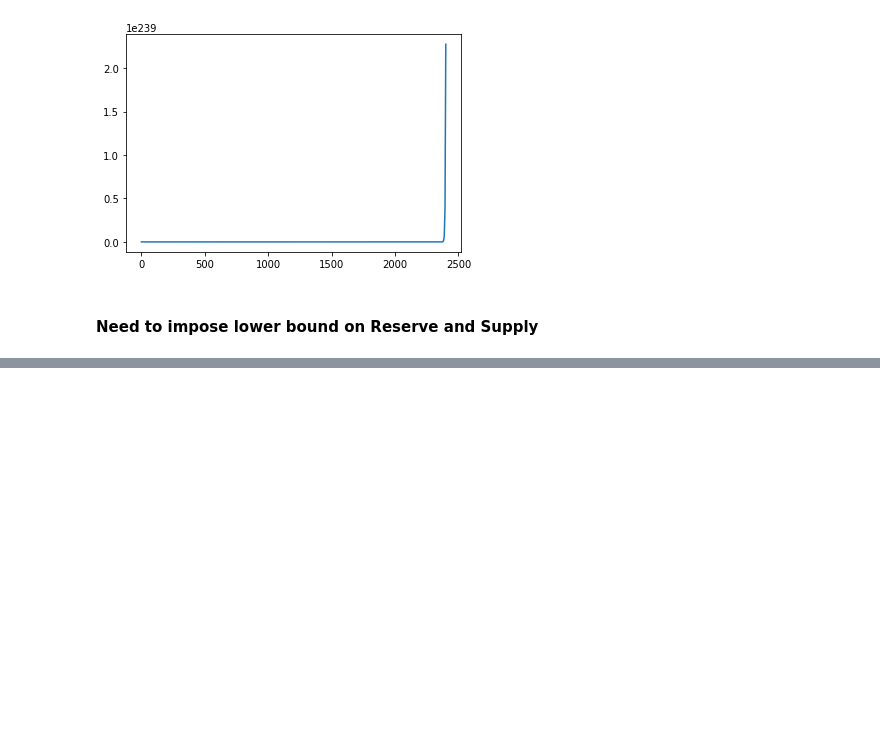
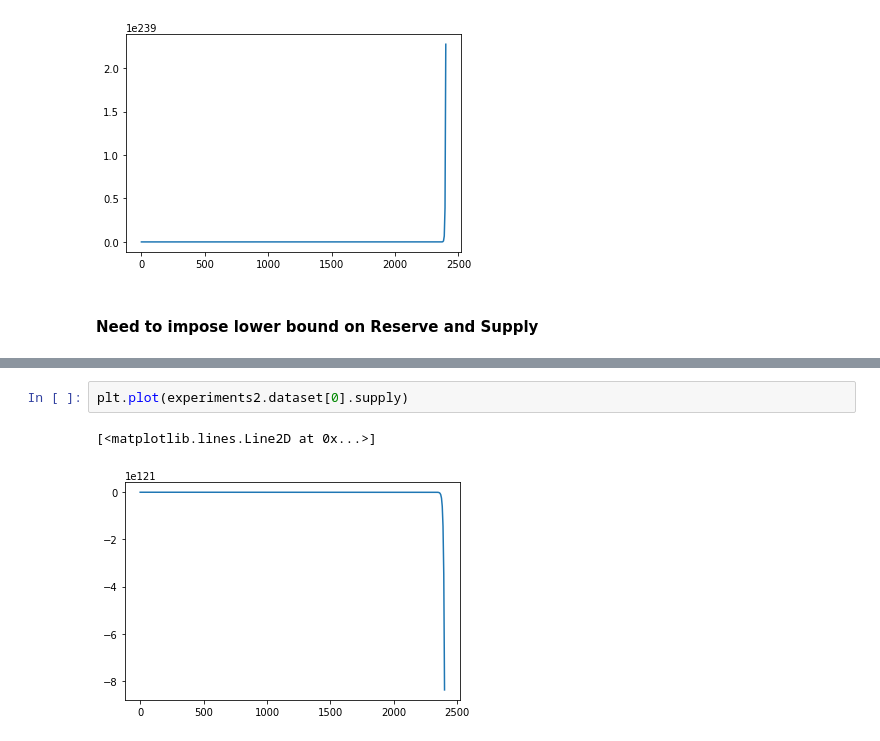
Before and after one commit to BlockScience/Risk-Adjusted-Bonding-Curves, a Jupyter notebook: Model/bondingcurve_tests.ipynb, the cells around one changed output, grey strips where cells are left out. Cells and saved outputs as stored; diff of their text form; blank space fills up the shorter version.

```diff
--- a/Model/bondingcurve_tests.ipynb
+++ b/Model/bondingcurve_tests.ipynb
@@ -64,0 +99,5 @@ Configurations: [<cadCAD.configuration.Configuration object at 0x...>]
+# %%
+plt.plot(experiments2.dataset[0].supply)
+# %% [output]
+[<matplotlib.lines.Line2D at 0x...>]
+[figure, added]
```
Also changed, not shown: parts of 6 cells of this notebook, 4 other files.
